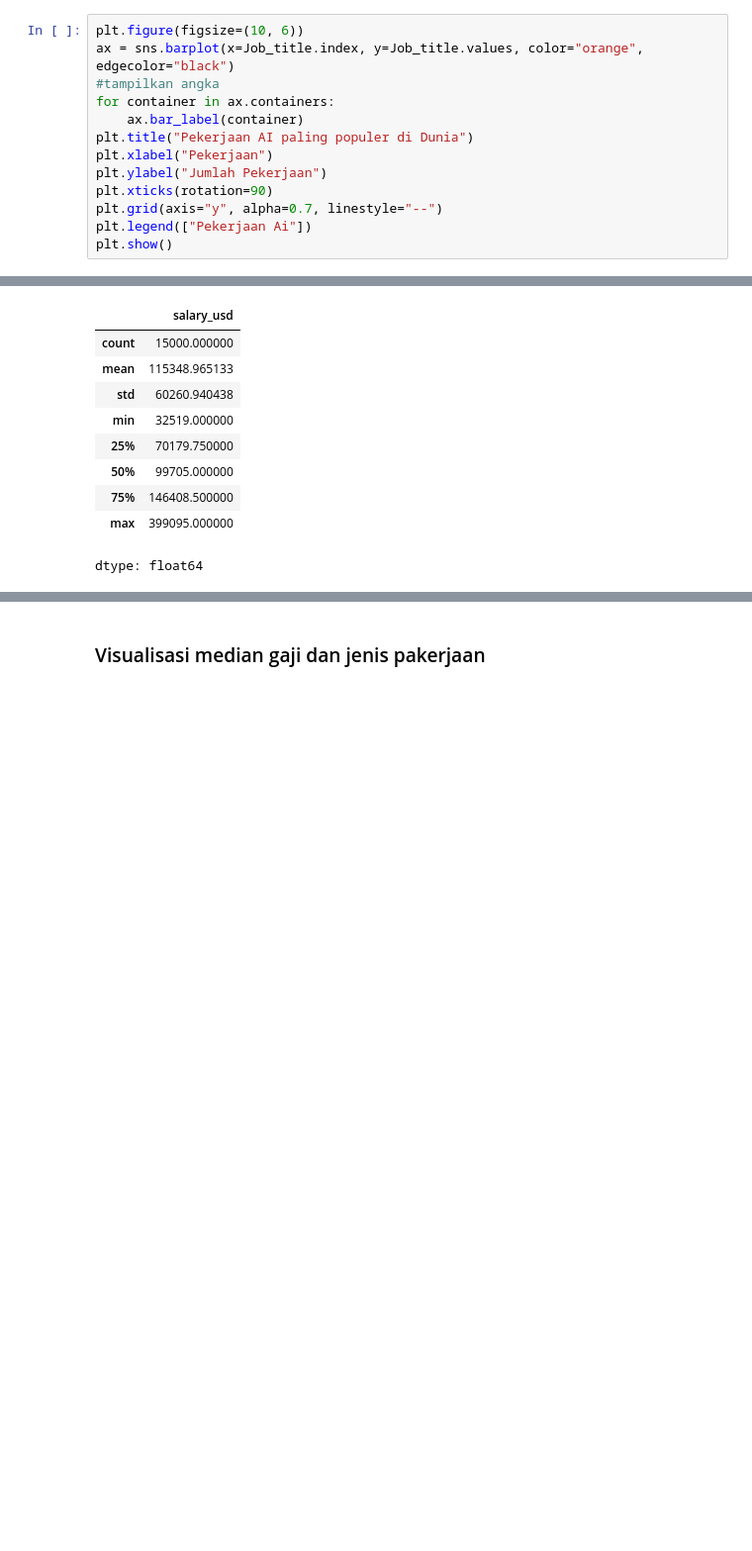
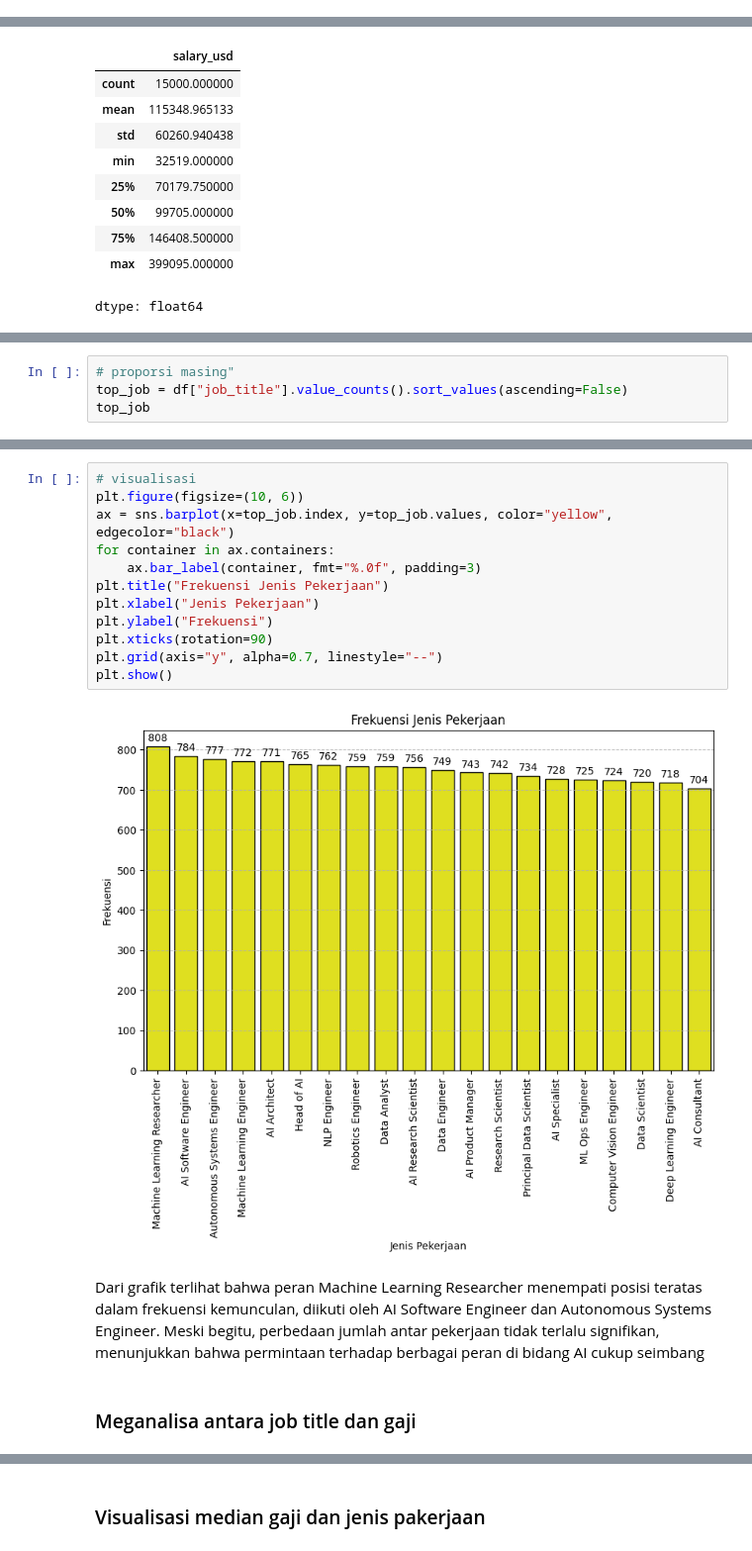
Before and after one commit to shof-f/Analisis-Pasar-Kerja-AI-Global, a Jupyter notebook: Analisis_Tren_Pekerjaan_AI.ipynb, the cells around one changed output, grey strips where cells are left out. Shown: that part at 99% size. Saved outputs shown, nothing was run; the diff lists cells and outputs as text; blank space fills up the shorter version.

```diff
--- a/Analisis_Tren_Pekerjaan_AI.ipynb
+++ b/Analisis_Tren_Pekerjaan_AI.ipynb
@@ -66,13 +47,0 @@ dtype: int64
-# %%
-plt.figure(figsize=(10, 6))
-ax = sns.barplot(x=Job_title.index, y=Job_title.values, color="orange", edgecolor="black")
-#tampilkan angka
-for container in ax.containers:
-    ax.bar_label(container)
-plt.title("Pekerjaan AI paling populer di Dunia")
-plt.xlabel("Pekerjaan")
-plt.ylabel("Jumlah Pekerjaan")
-plt.xticks(rotation=90)
-plt.grid(axis="y", alpha=0.7, linestyle="--")
-plt.legend(["Pekerjaan Ai"])
-plt.show()
@@ -152,0 +110,4 @@ Jika kita ingin mengitung keterkaitan menggunakan salary usd kita menggunakan **
+# %%
+# proporsi masing"
+top_job = df["job_title"].value_counts().sort_values(ascending=False)
+top_job
@@ -153 +134,19 @@ Jika kita ingin mengitung keterkaitan menggunakan salary usd kita menggunakan **
+# %%
+# visualisasi
+plt.figure(figsize=(10, 6))
+ax = sns.barplot(x=top_job.index, y=top_job.values, color="yellow", edgecolor="black")
+for container in ax.containers:
+    ax.bar_label(container, fmt="%.0f", padding=3)
+plt.title("Frekuensi Jenis Pekerjaan")
+plt.xlabel("Jenis Pekerjaan")
+plt.ylabel("Frekuensi")
+plt.xticks(rotation=90)
+plt.grid(axis="y", alpha=0.7, linestyle="--")
+plt.show()
+# %% [output]
+[figure, added]
+# %% [markdown]
+Dari grafik terlihat bahwa peran Machine Learning Researcher menempati posisi teratas dalam frekuensi kemunculan, diikuti oleh AI Software Engineer dan Autonomous Systems Engineer. Meski begitu, perbedaan jumlah antar pekerjaan tidak terlalu signifikan, menunjukkan bahwa permintaan terhadap berbagai peran di bidang AI cukup seimbang
+# %% [markdown]
+### Meganalisa antara job title dan gaji
 # %%
```
Also changed, not shown: parts of 57 cells of this notebook.
